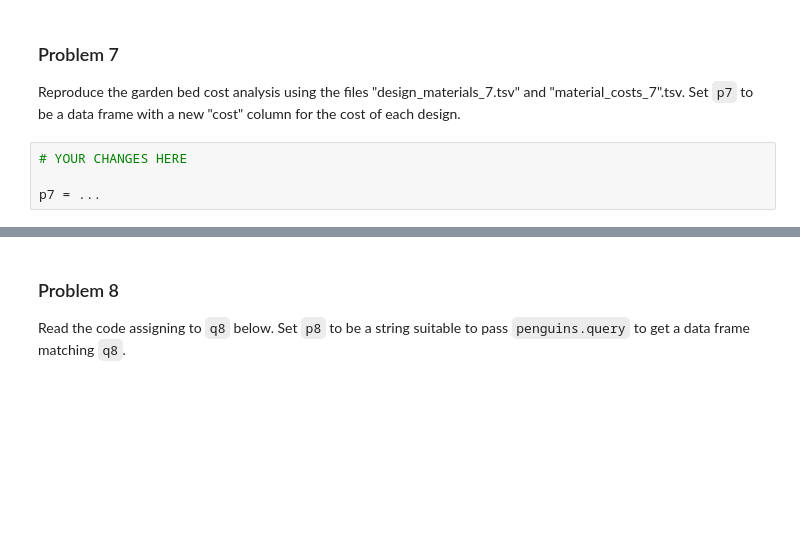
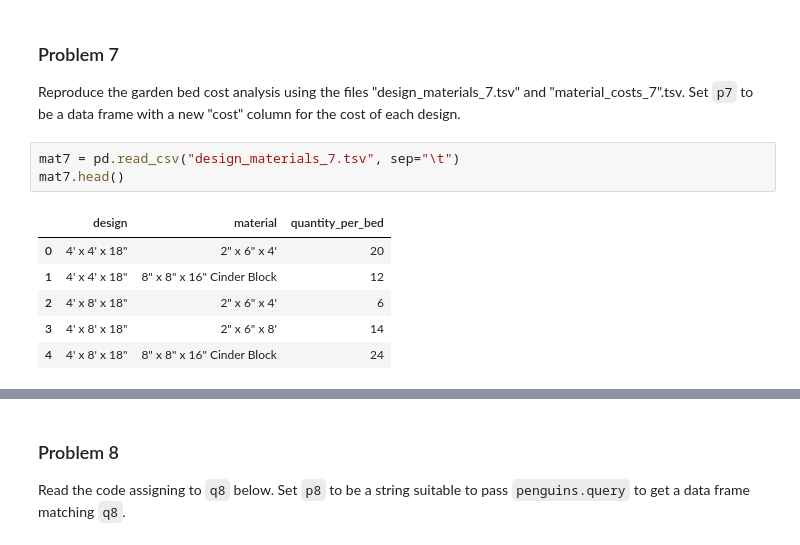
Before and after one commit to kmstepka/dx602-homework-09, a Jupyter notebook: homework.ipynb, the cells around one changed output, grey strips where cells are left out. Saved outputs shown, nothing was run; the diff lists cells and outputs as text; blank space fills up the shorter version.

```diff
--- a/homework.ipynb
+++ b/homework.ipynb
@@ -206,7 +234,13 @@ Ellipsis
 
 Reproduce the garden bed cost analysis using the files "design_materials_7.tsv" and "material_costs_7".tsv.
 Set `p7` to be a data frame with a new "cost" column for the cost of each design.
-# %%
-# YOUR CHANGES HERE
-
-p7 = ...
+# %%
+mat7 = pd.read_csv("design_materials_7.tsv", sep="\t")
+mat7.head()
+# %% [output]
+|  | design | material | quantity_per_bed |
+| 0 | 4' x 4' x 18" | 2" x 6" x 4' | 20 |
+| 1 | 4' x 4' x 18" | 8" x 8" x 16" Cinder Block | 12 |
+| 2 | 4' x 8' x 18" | 2" x 6" x 4' | 6 |
+| 3 | 4' x 8' x 18" | 2" x 6" x 8' | 14 |
+| 4 | 4' x 8' x 18" | 8" x 8" x 16" Cinder Block | 24 |
```
Also changed, not shown: parts of 46 cells of this notebook.
